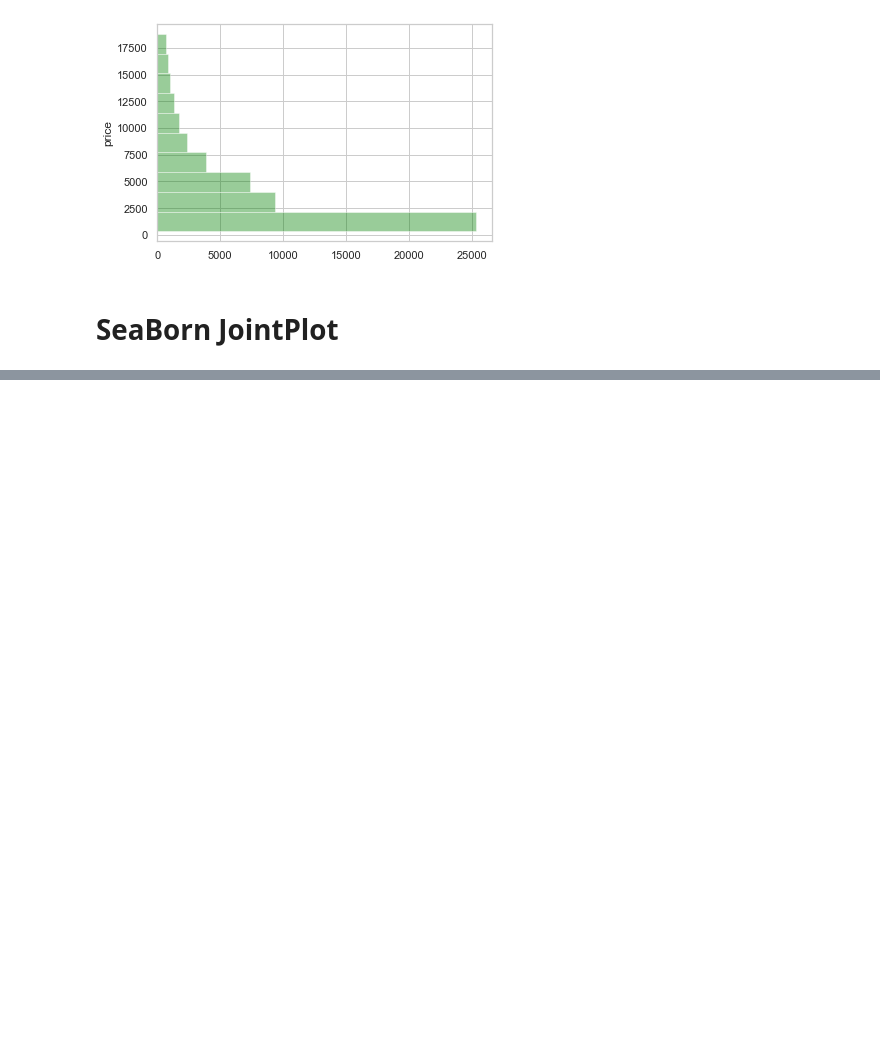
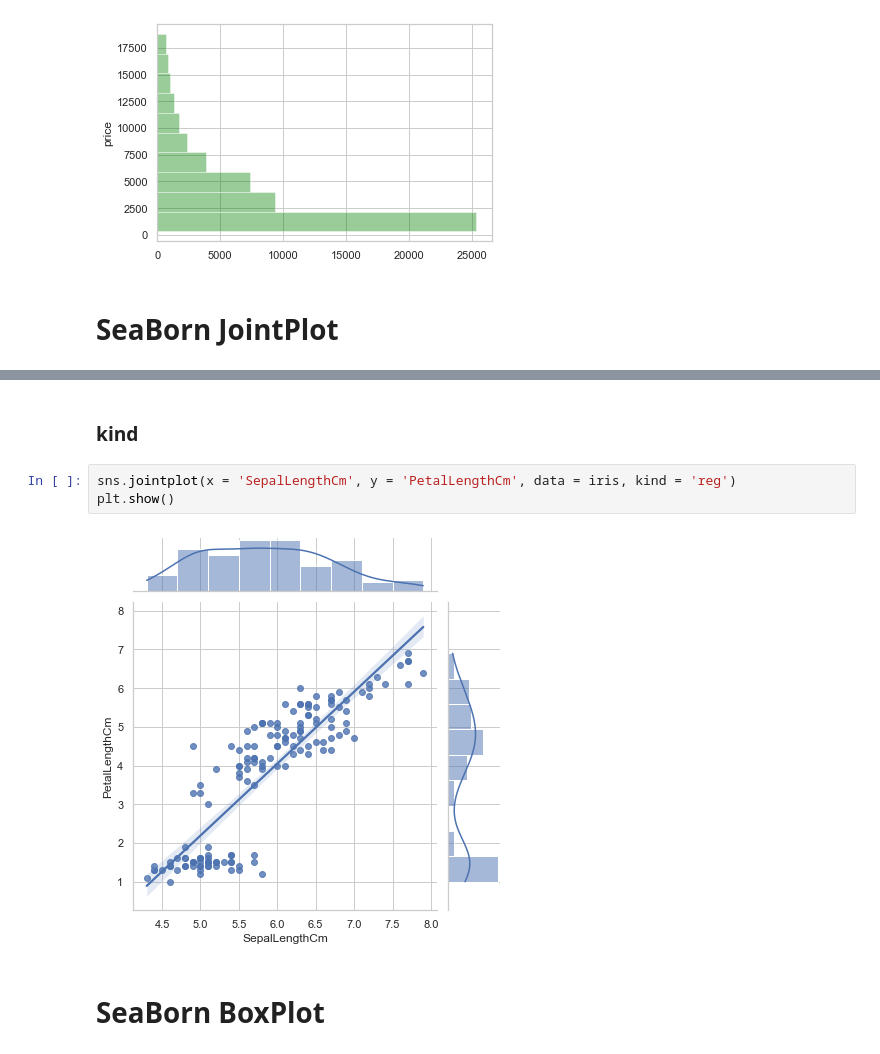
Before and after one commit to imamahasane/SeaBorn_Practices, a Jupyter notebook: SeabornPractices.ipynb, the cells around one changed output, grey strips where cells are left out. Saved outputs shown, nothing was run; the diff lists cells and outputs as text; blank space fills up the shorter version.

```diff
--- a/SeabornPractices.ipynb
+++ b/SeabornPractices.ipynb
@@ -211,0 +234,9 @@ plt.show()
+# %% [markdown]
+### kind
+# %%
+sns.jointplot(x = 'SepalLengthCm', y = 'PetalLengthCm', data = iris, kind = 'reg')
+plt.show()
+# %% [output]
+[figure, added]
+# %% [markdown]
+# SeaBorn BoxPlot
```
Also changed, not shown: parts of 17 cells of this notebook, 1 other file.
